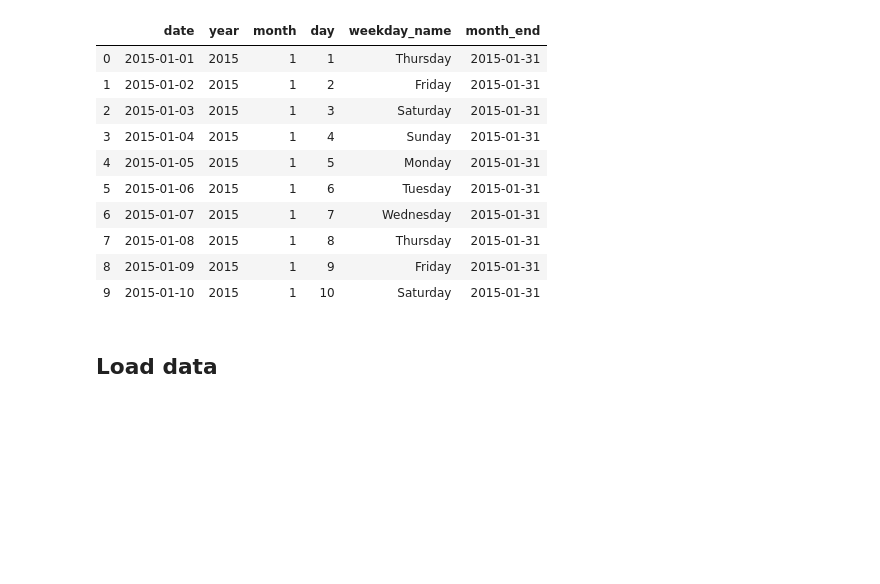
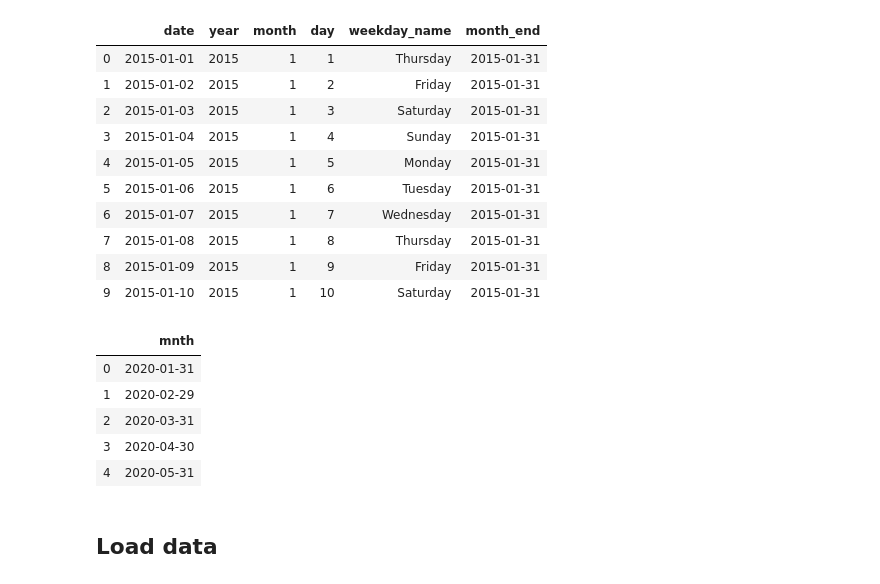
Before and after one commit to raysunau/python_data_analytics, a Jupyter notebook: Python_Pandas.ipynb, the cells around one changed output. Drawn from its saved outputs; the diff is of its cells as text; code cells hidden in the pictures; blank space fills up the shorter version.

Commit message:
add monthly dataframe

```diff
--- a/Python_Pandas.ipynb
+++ b/Python_Pandas.ipynb
@@ -57,6 +57,19 @@ df_dates.head(10)
 | 7 | 2015-01-08 | 2015 | 1 | 8 | Thursday | 2015-01-31 |
 | 8 | 2015-01-09 | 2015 | 1 | 9 | Friday | 2015-01-31 |
 | 9 | 2015-01-10 | 2015 | 1 | 10 | Saturday | 2015-01-31 |
+# %%
+# Monthly data
+df_mnth = pd.DataFrame()
+df_mnth['mnth'] = pd.date_range('2020-01-31',periods= 12, freq = 'M')
+
+df_mnth.head()
+# %% [output]
+|  | mnth |
+| 0 | 2020-01-31 |
+| 1 | 2020-02-29 |
+| 2 | 2020-03-31 |
+| 3 | 2020-04-30 |
+| 4 | 2020-05-31 |
 # %% [markdown]
 ## Load data
 # %%
```
